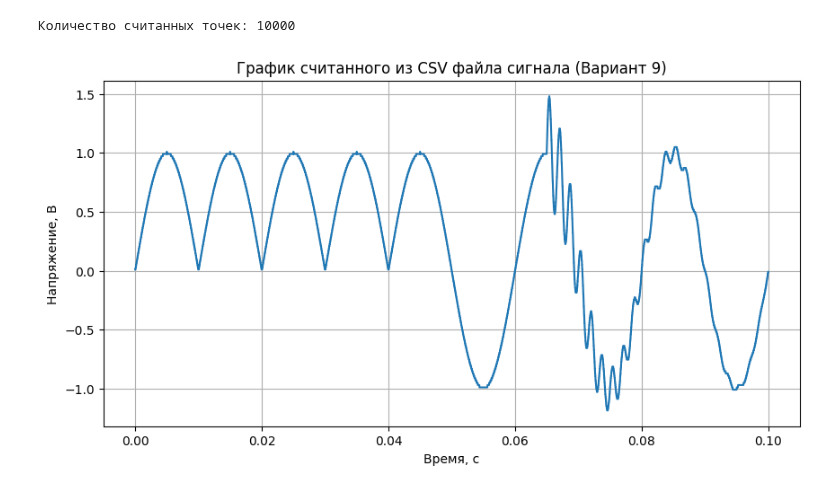
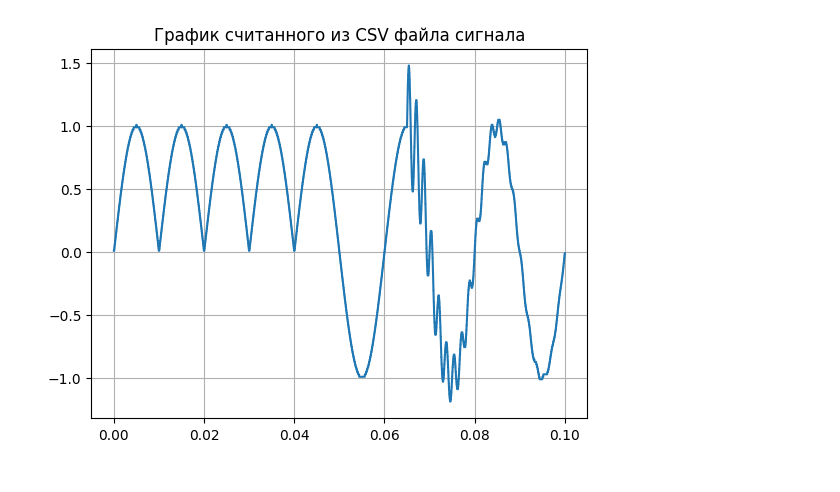
Before and after one commit to hisoriosi/python_labs, a Jupyter notebook: 1 semester 2 kurs/2.2.ipynb, the cells around one changed output. Cells and saved outputs as stored; diff of their text form; code cells hidden in the pictures.

```diff
--- a/1 semester 2 kurs/2.2.ipynb
+++ b/1 semester 2 kurs/2.2.ipynb
@@ -1,49 +1,50 @@
 # %%
 import matplotlib.pyplot as plt
 import numpy as np
 
-# 1. Открытие файла
-f = open('var9.csv', 'r', encoding='utf-8')
+# Открытие файла на считывание
+f = open('var9.csv','r')
 
-# 2. Считывание и отбрасывание строк заголовка
-# (уточните количество строк заголовка в вашем файле)
+# Считывание и отбрасывание первых 16-и строк файла
 for k in range(16):
-    f.readline()
+  f.readline()
 
-# 3. Считывание массива данных
+# Считывание массива данных
 ch = []
 for k in f:
-    s_line = k.strip().split(',')
-    if s_line and s_line[0]:
-        ch.append(int(s_line[0]))
-ch = np.array(ch)
-f.close()
+  # Разделение считанной строки на части по символу ','
+  s = k.split(',')
+  # Преобразование первой части каждой строки (до запятой)
+  # в число и добавление этого числа в массив
+  ch.append(int(s[0]))
 
-# 4. Параметры АЦП
-n = 8              # Разрядность АЦП
-Smax = 5 * 0.5     # Максимальное напряжение
-Smin = -5 * 0.5    # Минимальное напряжение
-fs = 100000        # Частота дискретизации
+ch = np.array(ch) # Преобразование типа из list в array
+f.close() # Закрываем файл
 
-# 5.  ВАЖНО: берём N из реального количества считанных точек
-N = len(ch)
-print(f"Количество считанных точек: {N}")
+# Параметры АЦП, полученные из заголовка
+# и из паспортных данных
+N = 10000          # Общее число точек сигнала
+n = 8             # Разрядность АЦП
+# Расчет диапазона входного сигнала
+# Через перемножение числа делений на цену деления
+# Цена деления 0,5В/дел, всего делений 10 (+5 и -5)
+Smax = 5*0.5
+Smin = -5*0.5
+fs = 100000       # Частота дискретизации
 
-# 6. Расчет временной оси
-h = 1 / fs
-t = np.arange(N) * h
+h = 1/fs          # Шаг дискретизации
 
-# 7. Декодирование сигнала (беззнаковый код)
-s = ch / (2**n - 1) * (Smax - Smin) + Smin
+# Генерация массива координат точек по оси t
+t = np.arange(N)*h
 
-# 8. Построение графика
-plt.figure(1, figsize=(10, 5))
-plt.plot(t, s)
-plt.grid(True)
-plt.title('График считанного из CSV файла сигнала (Вариант 9)')
-plt.xlabel('Время, с')
-plt.ylabel('Напряжение, В')
-plt.show()
+# Декодирование сигнала (беззнаковый код)
+s = ch/(2**n-1)*(Smax-Smin) + Smin
+
+# Построение графика считанного сигнала
+plt.figure(1)
+plt.plot(t,s)
+plt.grid()
+plt.title('График считанного из CSV файла сигнала')
+plt.show(block=False)
 # %% [output]
-Количество считанных точек: 10000
-[figure, old version]
+[figure, new version]
```
Also changed, not shown: parts of 1 cell of this notebook, 6 other files.
